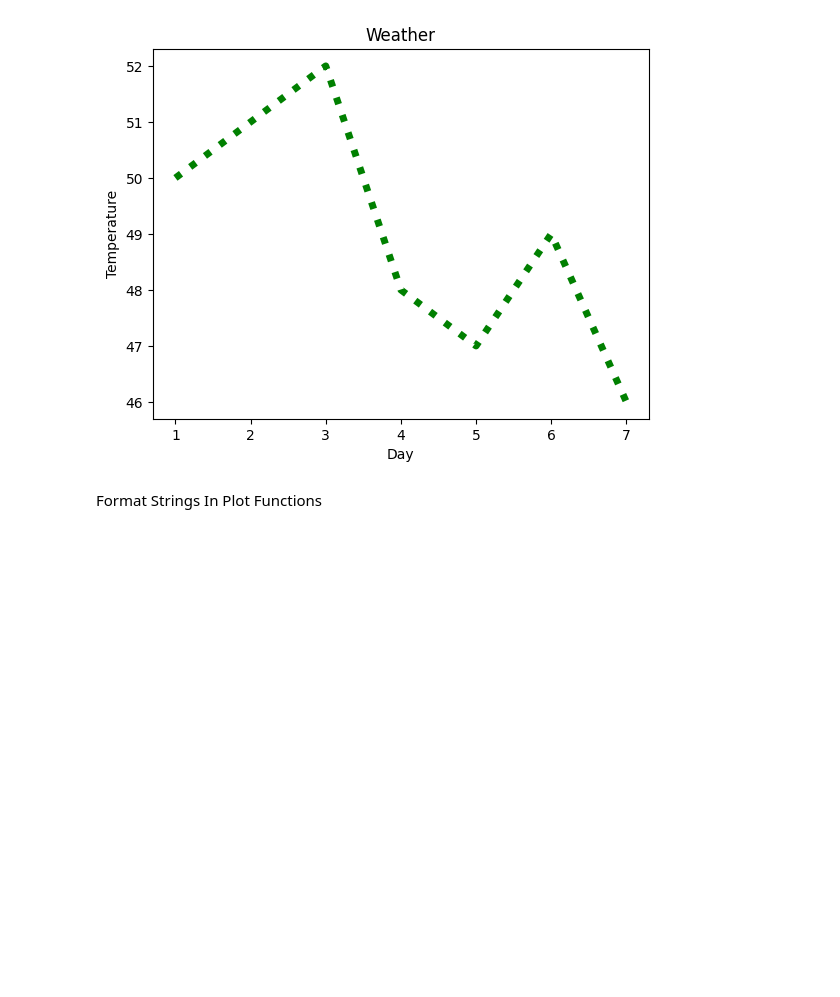
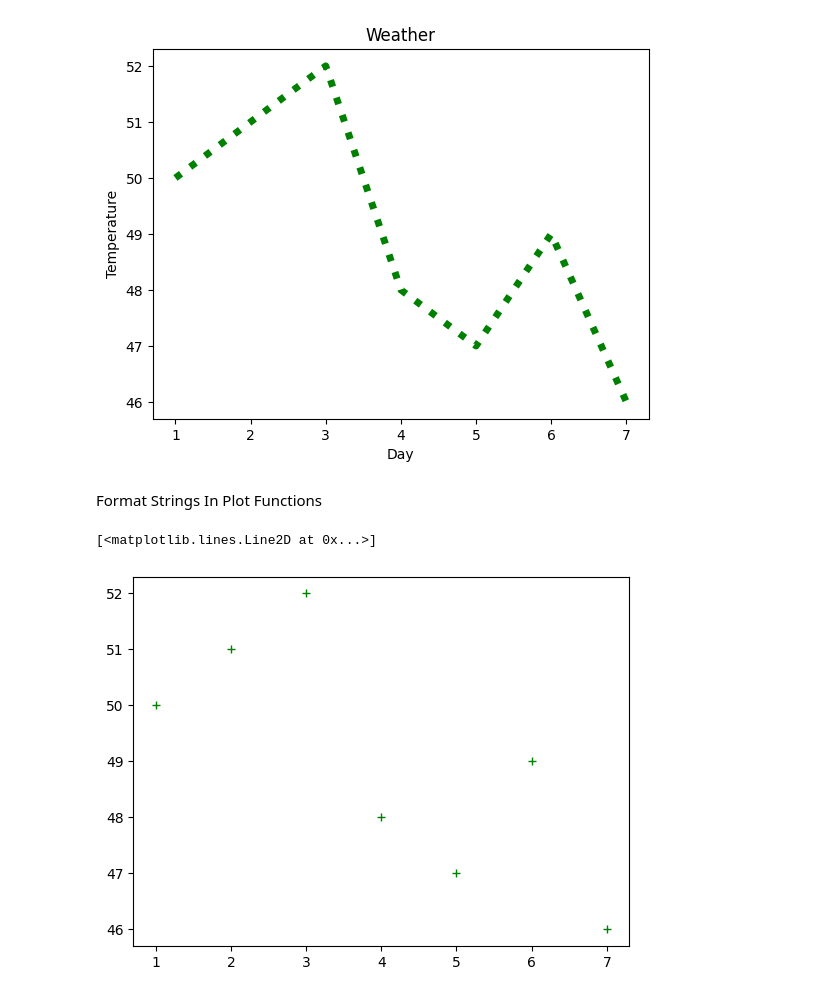
Before and after one commit to ChiefBibek/Matplotlib, a Jupyter notebook: matplot.ipynb, the cells around one changed output. Cells and saved outputs as stored; diff of their text form; code cells hidden in the pictures; blank space fills up the shorter version.

```diff
--- a/matplot.ipynb
+++ b/matplot.ipynb
@@ -26,3 +26,8 @@ plt.plot(x,y,color='green', linewidth=5,linestyle='dotted')
 [figure]
 # %% [markdown]
 Format Strings In Plot Functions
+# %%
+plt.plot (x,y,'g+')
+# %% [output]
+[<matplotlib.lines.Line2D at 0x...>]
+[figure, added]
```
Also changed, not shown: parts of 4 cells of this notebook.
